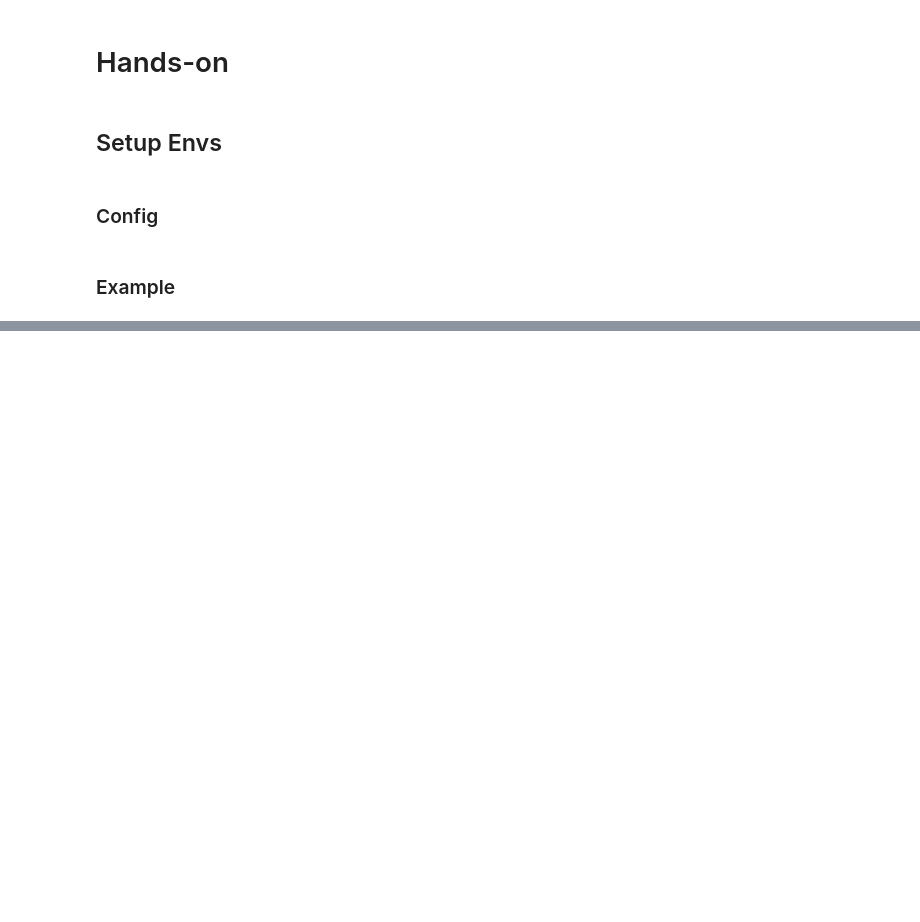
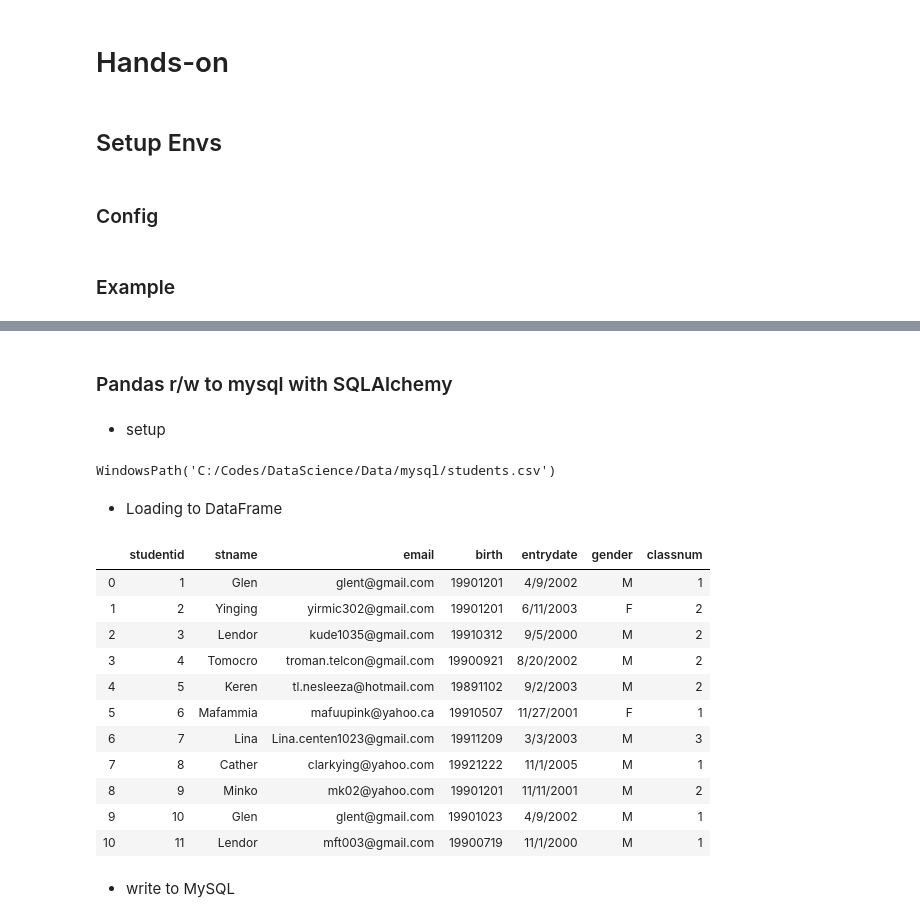
Before and after one commit to hpzju/DataScience, a Jupyter notebook: DS/MySQL.ipynb, the cells around one changed output, grey strips where cells are left out. Cells and saved outputs as stored; diff of their text form; code cells hidden in the pictures; blank space fills up the shorter version.

```diff
--- a/DS/MySQL.ipynb
+++ b/DS/MySQL.ipynb
@@ -120,0 +367,4 @@ with MySQLDB() as db:
+# %% [markdown]
+### Pandas r/w to mysql with SQLAlchemy
+# %% [markdown]
+- setup
@@ -120,0 +388,28 @@ with MySQLDB() as db:
+# %%
+data_dir = r'C:\Codes\DataScience\Data\mysql'
+p = Path(data_dir)
+files = [file for file in filter(lambda f: f.is_file(), p.iterdir())]
+studentsfile = next(filter(lambda f: 'students' in f.name, files))
+studentsfile
+# %% [output]
+WindowsPath('C:/Codes/DataScience/Data/mysql/students.csv')
+# %% [markdown]
+- Loading to DataFrame
+# %%
+mydata = pd.read_csv(str(studentsfile))
+mydata
+# %% [output]
+|  | studentid | stname | email | birth | entrydate | gender | classnum |
+| 0 | 1 | Glen | glent@gmail.com | 19901201 | 4/9/2002 | M | 1 |
+| 1 | 2 | Yinging | yirmic302@gmail.com | 19901201 | 6/11/2003 | F | 2 |
+| 2 | 3 | Lendor | kude1035@gmail.com | 19910312 | 9/5/2000 | M | 2 |
+| 3 | 4 | Tomocro | troman.telcon@gmail.com | 19900921 | 8/20/2002 | M | 2 |
+| 4 | 5 | Keren | tl.nesleeza@hotmail.com | 19891102 | 9/2/2003 | M | 2 |
+| 5 | 6 | Mafammia | mafuupink@yahoo.ca | 19910507 | 11/27/2001 | F | 1 |
+| 6 | 7 | Lina | Lina.centen1023@gmail.com | 19911209 | 3/3/2003 | M | 3 |
+| 7 | 8 | Cather | clarkying@yahoo.com | 19921222 | 11/1/2005 | M | 1 |
+| 8 | 9 | Minko | mk02@yahoo.com | 19901201 | 11/11/2001 | M | 2 |
+| 9 | 10 | Glen | glent@gmail.com | 19901023 | 4/9/2002 | M | 1 |
+| 10 | 11 | Lendor | mft003@gmail.com | 19900719 | 11/1/2000 | M | 1 |
+# %% [markdown]
+- write to MySQL
```
Also changed, not shown: parts of 76 cells of this notebook, 43 other files.
